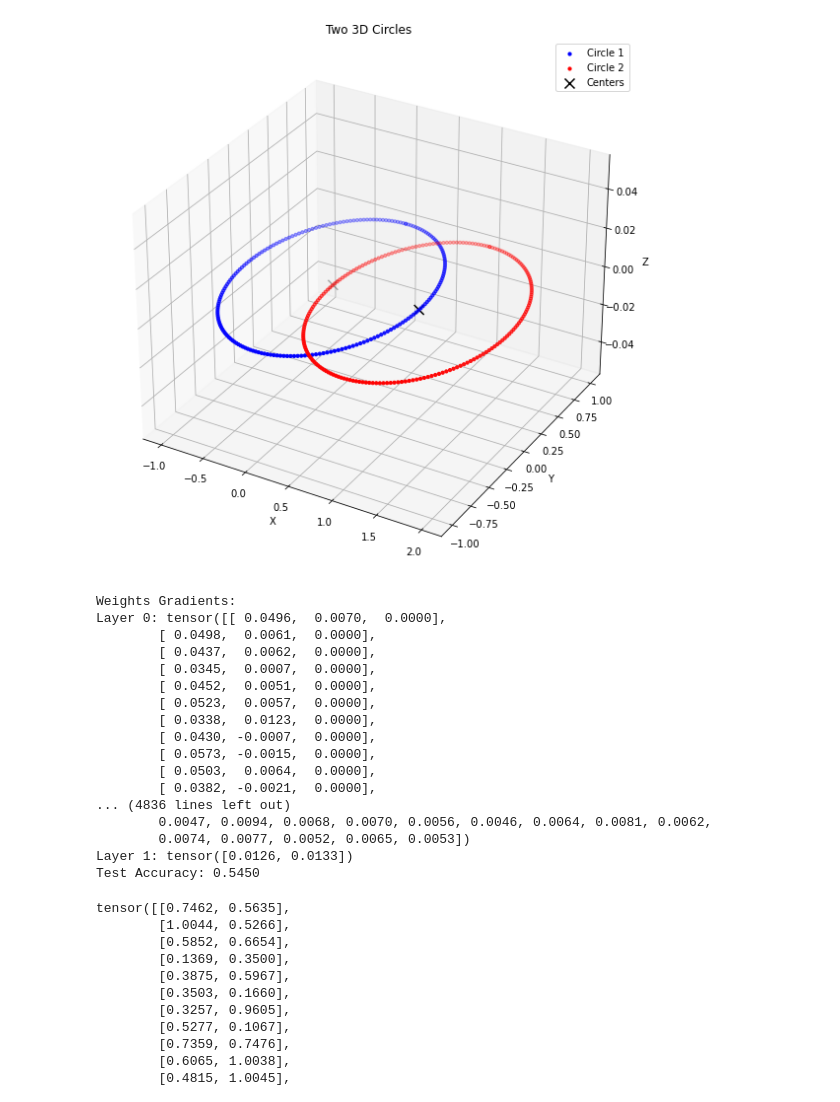
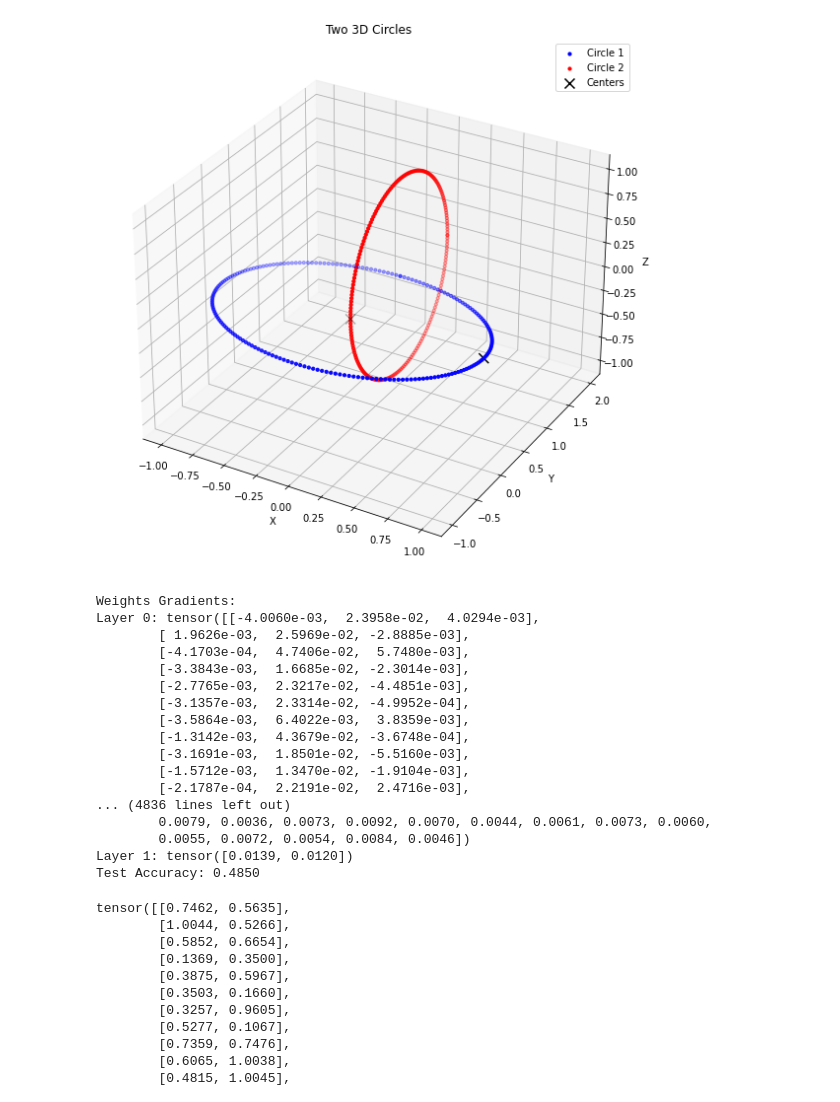
Before and after one commit to CRIS-Lab-2025/energy-based-models, a Jupyter notebook: gd_ebm/debug.ipynb, the cells around one changed output. Saved outputs shown, nothing was run; the diff lists cells and outputs as text; code cells hidden in the pictures.

```diff
--- a/gd_ebm/debug.ipynb
+++ b/gd_ebm/debug.ipynb
@@ -45,10 +45,10 @@ def create_circles_dataset(num_points=100):
     radius1 = 1.0
     normal1 = np.array([0, 0, 1])  # Normal to xy-plane
 
-    # Circle 2: centered at (1,0,0), also on a plane parallel to xy-plane
-    center2 = np.array([1, 0, 0])
+    # Circle 2: centered at (0, 1, 0), on the yz-plane (perpendicular to Circle 1)
+    center2 = np.array([0, 1, 0])
     radius2 = 1.0
-    normal2 = np.array([0, 0, 1])  # Same normal (parallel planes)
+    normal2 = np.array([1, 0, 0])  # Normal to yz-plane
 
     # Generate points
     circle1_points = generate_3d_circle_data(center1, radius1, normal1, num_points)
@@ -126,51 +126,51 @@ model = EBM(
 )
 
 # Define the optimizer
 import torch.optim as optim
 optimizer = optim.Adam(model.parameters(), lr=0.001)
 # Set the optimizer in the model
 model.optimizer = optimizer
 # Training loop
 num_epochs = 10
 
 for epoch in range(num_epochs):
     model.train()
     targets = []
     preds = []
     for batch_X, batch_y in train_loader:
         optimizer.zero_grad()
         output = model(batch_X)
         preds.append(output)
         targets.append(batch_y)
     accuracy = (torch.cat(preds).argmax(dim=1) == torch.cat(targets)).float().mean()
     print(f"Epoch {epoch+1}/{num_epochs}, Accuracy: {accuracy.item():.4f}")
 
 for batch_X, batch_y in test_loader:
     with torch.no_grad():
         output = model(batch_X)
         preds.append(output)
         targets.append(batch_y)
 accuracy = (torch.cat(preds).argmax(dim=1) == torch.cat(targets)).float().mean()
 print(f"Test Accuracy: {accuracy.item():.4f}")
 # %% [output]
-[figure, old version]
+[figure, new version]
 Weights Gradients:
-Layer 0: tensor([[ 0.0496,  0.0070,  0.0000],
-        [ 0.0498,  0.0061,  0.0000],
-        [ 0.0437,  0.0062,  0.0000],
-        [ 0.0345,  0.0007,  0.0000],
-        [ 0.0452,  0.0051,  0.0000],
-        [ 0.0523,  0.0057,  0.0000],
-        [ 0.0338,  0.0123,  0.0000],
-        [ 0.0430, -0.0007,  0.0000],
-        [ 0.0573, -0.0015,  0.0000],
-        [ 0.0503,  0.0064,  0.0000],
-        [ 0.0382, -0.0021,  0.0000],
+Layer 0: tensor([[-4.0060e-03,  2.3958e-02,  4.0294e-03],
+        [ 1.9626e-03,  2.5969e-02, -2.8885e-03],
+        [-4.1703e-04,  4.7406e-02,  5.7480e-03],
+        [-3.3843e-03,  1.6685e-02, -2.3014e-03],
+        [-2.7765e-03,  2.3217e-02, -4.4851e-03],
+        [-3.1357e-03,  2.3314e-02, -4.9952e-04],
+        [-3.5864e-03,  6.4022e-03,  3.8359e-03],
+        [-1.3142e-03,  4.3679e-02, -3.6748e-04],
+        [-3.1691e-03,  1.8501e-02, -5.5160e-03],
+        [-1.5712e-03,  1.3470e-02, -1.9104e-03],
+        [-2.1787e-04,  2.2191e-02,  2.4716e-03],
 ... (4836 lines left out)
-        0.0047, 0.0094, 0.0068, 0.0070, 0.0056, 0.0046, 0.0064, 0.0081, 0.0062,
-        0.0074, 0.0077, 0.0052, 0.0065, 0.0053])
-Layer 1: tensor([0.0126, 0.0133])
-Test Accuracy: 0.5450
+        0.0079, 0.0036, 0.0073, 0.0092, 0.0070, 0.0044, 0.0061, 0.0073, 0.0060,
+        0.0055, 0.0072, 0.0054, 0.0084, 0.0046])
+Layer 1: tensor([0.0139, 0.0120])
+Test Accuracy: 0.4850
 # %%
 model.states[-1]
 # %% [output]
```
